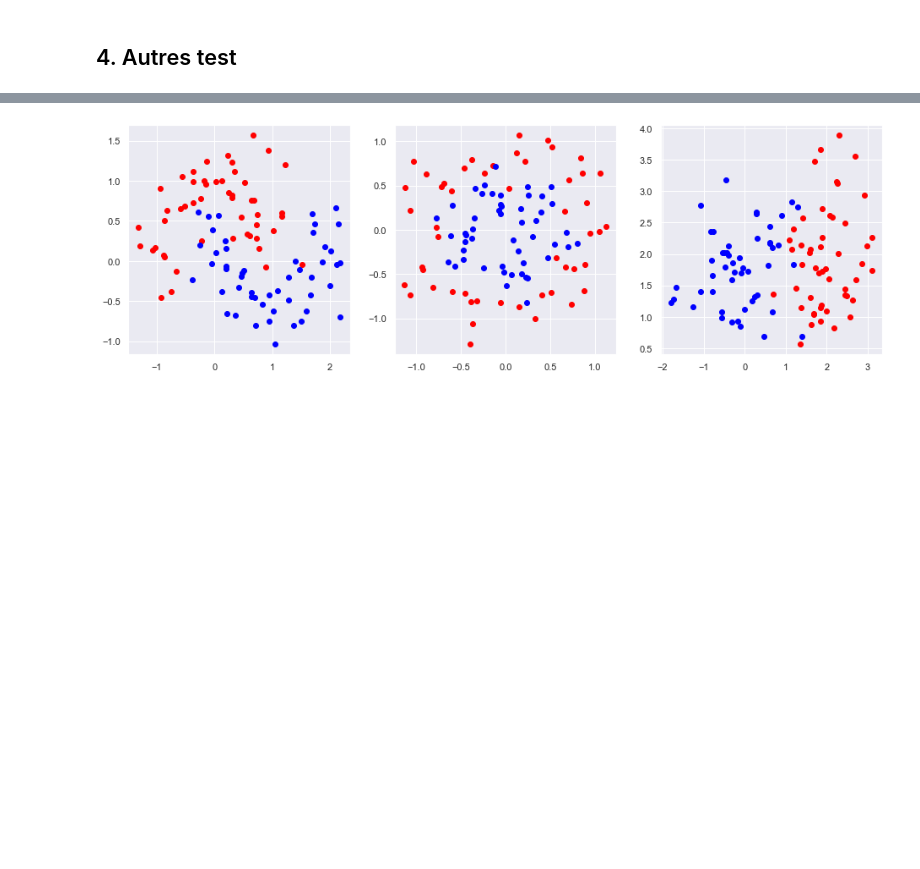
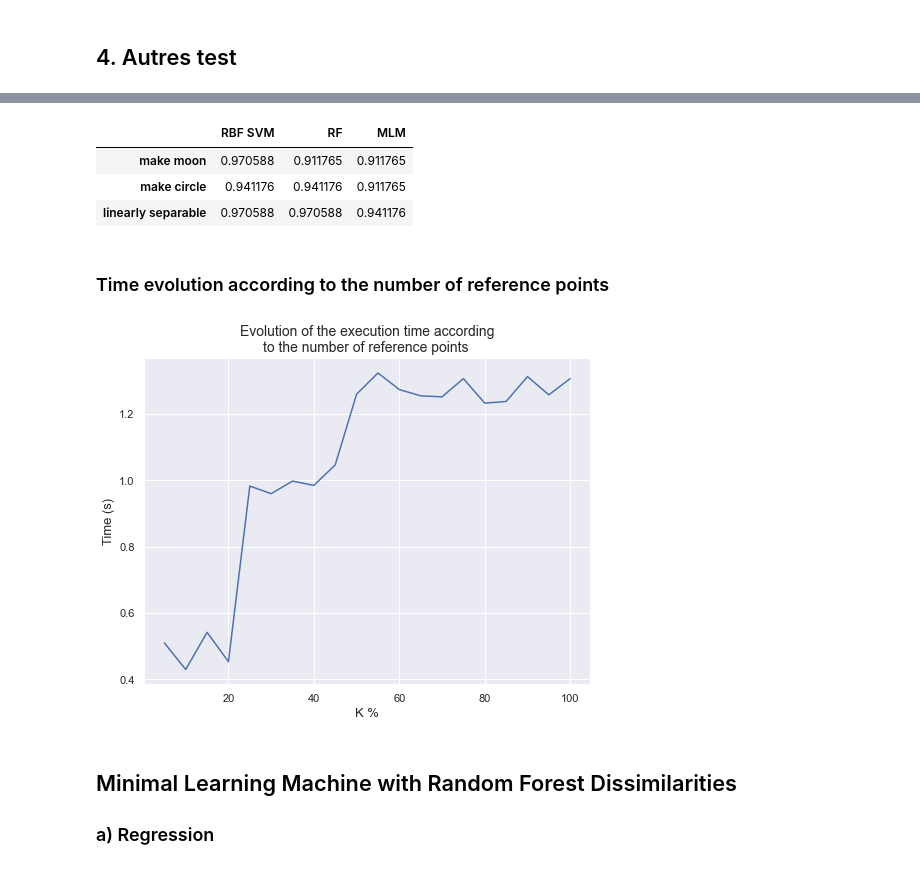
Before and after one commit to hamdilaziz/MLM, a Jupyter notebook: code/Experimentations.ipynb, the cells around one changed output, grey strips where cells are left out. Cells and saved outputs as stored; diff of their text form; code cells hidden in the pictures; blank space fills up the shorter version.

```diff
--- a/code/Experimentations.ipynb
+++ b/code/Experimentations.ipynb
@@ -124,3 +233,0 @@ def test(dataset,name):
-# %%
-res = test(servo,"r")[0]
-print("Meilleur valeur : {}, Nombre de point références associé : {}".format(res[0],res[1]))
@@ -581,4 +580,0 @@ SVC(C=4, gamma=0.1)
-# %%
-clf = SVC(C=4, gamma=0.1)
-scores = cross_val_score(clf,x,y,cv=10)
-print("i) Mean score in 10 fold = {}, std = {}".format(scores.mean(),scores.std()))
@@ -759,36 +699,8 @@ pd.DataFrame(data=scores,columns=names,index=["make moon","make circle","linearl
-# %%
-mk_m = [[],[]]
-mk_c = [[],[]]
-mk_l = [[],[]]
-for i in range(100):
-    if datasets[0][1][i] == 0:
-        mk_m[0].append(datasets[0][0][i])
-    else :
-        mk_m[1].append(datasets[0][0][i])
-
-    if datasets[1][1][i] == 0:
-        mk_c[0].append(datasets[1][0][i])
-    else :
-        mk_c[1].append(datasets[1][0][i])
-
-    if datasets[2][1][i] == 0:
-        mk_l[0].append(datasets[2][0][i])
-    else :
-        mk_l[1].append(datasets[2][0][i])
-# %%
-plt.figure(figsize=(16,5))
-plt.subplot(131)
-plt.scatter(np.array(mk_m[0])[:,0],np.array(mk_m[0])[:,1],color='red')
-plt.scatter(np.array(mk_m[1])[:,0],np.array(mk_m[1])[:,1],color='blue')
-
-plt.subplot(132)
-plt.scatter(np.array(mk_c[0])[:,0],np.array(mk_c[0])[:,1],color='red')
-plt.scatter(np.array(mk_c[1])[:,0],np.array(mk_c[1])[:,1],color='blue')
-
-plt.subplot(133)
-plt.scatter(np.array(mk_l[0])[:,0],np.array(mk_l[0])[:,1],color='red')
-plt.scatter(np.array(mk_l[1])[:,0],np.array(mk_l[1])[:,1],color='blue')
-
-plt.show()
-# %% [output]
-[figure, removed]
+# %%
+df = pd.DataFrame(data=scores,columns=names,index=["Data 1","Data 2","Data 3"])
+display(df.style.apply(highlight_max,axis=1))
+# %% [output]
+|  | RBF SVM | RF | MLM |
+| make moon | 0.970588 | 0.911765 | 0.911765 |
+| make circle | 0.941176 | 0.941176 | 0.911765 |
+| linearly separable | 0.970588 | 0.970588 | 0.941176 |
@@ -794,0 +749,26 @@ plt.show()
+# %% [markdown]
+### Time evolution according to the number of reference points
+# %%
+X, y = make_regression(n_samples=1000,n_features=2,random_state=1)
+X,y = preprocessing(dataset)
+X_train, X_test, y_train, y_test = split_and_norm(X,y,"r",test_size=1/3)
+y_train = y_train.reshape((len(y_train),1))
+T = []
+for i in np.arange(5,105,5):
+    clf = MLM(rp_number=i/100)
+    tps1 = time.time()
+    pred = clf.fit(X_train,y_train).predict(X_test)
+    tps2 = time.time()
+    T.append(tps2-tps1)
+
+plt.figure(figsize=(8,6))
+plt.plot(np.arange(5,105,5),T)
+plt.title("Evolution of the execution time according\nto the number of reference points ",fontsize=14)
+plt.xlabel("K %",fontsize=13)
+plt.ylabel("Time (s)",fontsize=13)
+plt.show()
+# %% [output]
+[figure, added]
+# %% [markdown]
+## Minimal Learning Machine with Random Forest Dissimilarities
+### a) Regression
```
Also changed, not shown: parts of 99 cells of this notebook, 59 other files.
